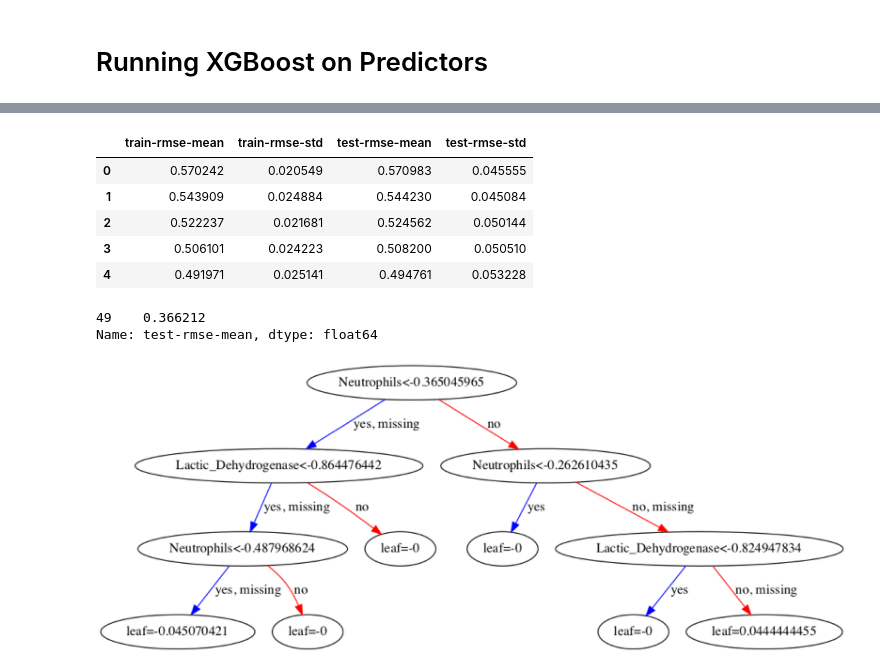
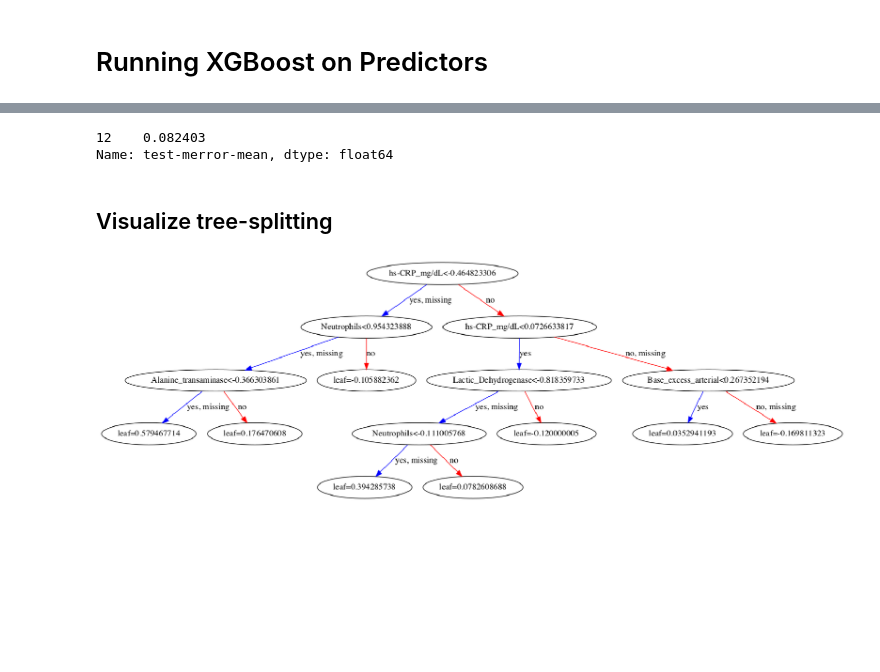
Before and after one commit to akchikkula111/cs8920S, a Jupyter notebook: XGBoost.ipynb, the cells around one changed output, grey strips where cells are left out. Cells and saved outputs as stored; diff of their text form; code cells hidden in the pictures; blank space fills up the shorter version.

```diff
--- a/XGBoost.ipynb
+++ b/XGBoost.ipynb
@@ -21,2 +32,6 @@ data_dmatrix = xgb.DMatrix(data=X,label=y)
 # %%
-X_train, X_test, y_train, y_test = train_test_split(X, y, test_size=0.2, random_state=123)
+X_train, X_test, y_train, y_test = train_test_split(X, y, test_size=0.3, random_state=123, stratify=y)
+
+dtrain = xgb.DMatrix(data=X_train, label=y_train)
+dtest = xgb.DMatrix(data=X_test)
+X_train.shape, y_train.shape, X_test.shape, y_test.shape,
@@ -33,0 +42,7 @@ RMSE: 0.491072
+# %%
+params = {
+    'max_depth': 6,
+    'objective': 'multi:softmax',  # error evaluation for multiclass training
+    'num_class': 4,
+    'n_gpus': 0
+}
@@ -33,0 +51,3 @@ RMSE: 0.491072
+# %%
+bst = xgb.train(params, dtrain)
+pred = bst.predict(dtest)
@@ -40,23 +76,16 @@ cv_results = xgb.cv(dtrain=data_dmatrix, params=params, nfold=3,
-# %%
-cv_results.head()
-# %% [output]
-|  | train-rmse-mean | train-rmse-std | test-rmse-mean | test-rmse-std |
-| 0 | 0.570242 | 0.020549 | 0.570983 | 0.045555 |
-| 1 | 0.543909 | 0.024884 | 0.544230 | 0.045084 |
-| 2 | 0.522237 | 0.021681 | 0.524562 | 0.050144 |
-| 3 | 0.506101 | 0.024223 | 0.508200 | 0.050510 |
-| 4 | 0.491971 | 0.025141 | 0.494761 | 0.053228 |
 # %%
-print((cv_results["test-rmse-mean"]).tail(1))
+cv_results.head()
+print((cv_results["test-merror-mean"]).tail(1))
 # %% [output]
-49    0.366212
-Name: test-rmse-mean, dtype: float64
+12    0.082403
+Name: test-merror-mean, dtype: float64
-# %%
-xg_reg = xgb.train(params=params, dtrain=data_dmatrix, num_boost_round=10)
+# %% [markdown]
+## Visualize tree-splitting
 # %%
 import matplotlib.pyplot as plt
-xgb.plot_tree(xg_reg,num_trees=0)
-plt.rcParams['figure.figsize'] = [100, 100]
+
+xgb.plot_tree(bst,num_trees=0)
+plt.rcParams['figure.figsize'] = [50, 10]
 plt.show()
 # %% [output]
-[figure, old version]
+[figure, new version]
```
Also changed, not shown: parts of 17 cells of this notebook.
